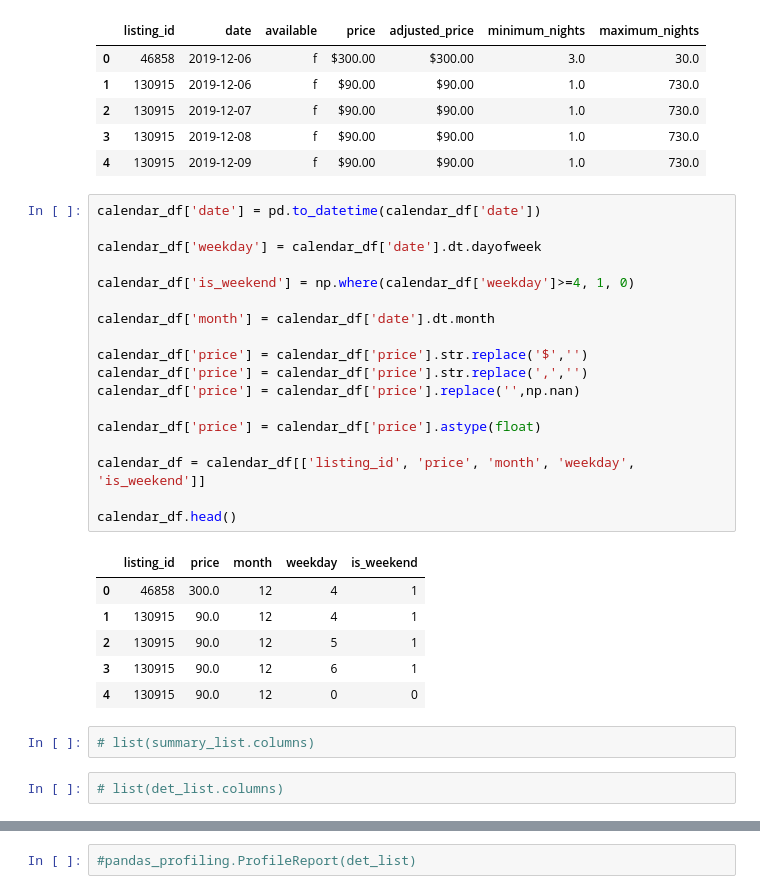
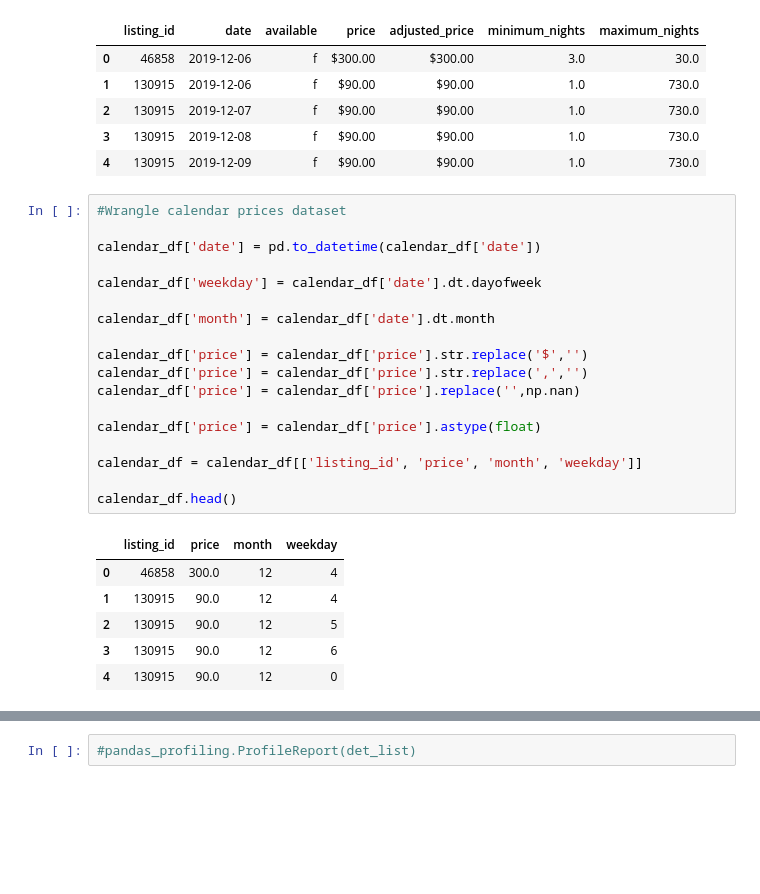
Before and after one commit to bw-airbnb-team-3/data-engineering, a Jupyter notebook: notebooks/Refined_final_model_DS_AirBnB_Team3.ipynb, the cells around one changed output, grey strips where cells are left out. Cells and saved outputs as stored; diff of their text form; blank space fills up the shorter version.

```diff
--- a/notebooks/Refined_final_model_DS_AirBnB_Team3.ipynb
+++ b/notebooks/Refined_final_model_DS_AirBnB_Team3.ipynb
@@ -79,31 +71,27 @@ calendar_df.head()
 | 3 | 130915 | 2019-12-08 | f | $90.00 | $90.00 | 1.0 | 730.0 |
 | 4 | 130915 | 2019-12-09 | f | $90.00 | $90.00 | 1.0 | 730.0 |
 # %%
+#Wrangle calendar prices dataset
+
 calendar_df['date'] = pd.to_datetime(calendar_df['date'])
 
 calendar_df['weekday'] = calendar_df['date'].dt.dayofweek
-
-calendar_df['is_weekend'] = np.where(calendar_df['weekday']>=4, 1, 0)
 
 calendar_df['month'] = calendar_df['date'].dt.month
 
 calendar_df['price'] = calendar_df['price'].str.replace('$','')
 calendar_df['price'] = calendar_df['price'].str.replace(',','')
 calendar_df['price'] = calendar_df['price'].replace('',np.nan)
 
 calendar_df['price'] = calendar_df['price'].astype(float)
 
-calendar_df = calendar_df[['listing_id', 'price', 'month', 'weekday', 'is_weekend']]
+calendar_df = calendar_df[['listing_id', 'price', 'month', 'weekday']]
 
 calendar_df.head()
 # %% [output]
-|  | listing_id | price | month | weekday | is_weekend |
-| 0 | 46858 | 300.0 | 12 | 4 | 1 |
-| 1 | 130915 | 90.0 | 12 | 4 | 1 |
-| 2 | 130915 | 90.0 | 12 | 5 | 1 |
-| 3 | 130915 | 90.0 | 12 | 6 | 1 |
-| 4 | 130915 | 90.0 | 12 | 0 | 0 |
+|  | listing_id | price | month | weekday |
+| 0 | 46858 | 300.0 | 12 | 4 |
+| 1 | 130915 | 90.0 | 12 | 4 |
+| 2 | 130915 | 90.0 | 12 | 5 |
+| 3 | 130915 | 90.0 | 12 | 6 |
+| 4 | 130915 | 90.0 | 12 | 0 |
-# %%
-# list(summary_list.columns)
-# %%
-# list(det_list.columns)
```
Also changed, not shown: parts of 29 cells of this notebook, 2 other files.
